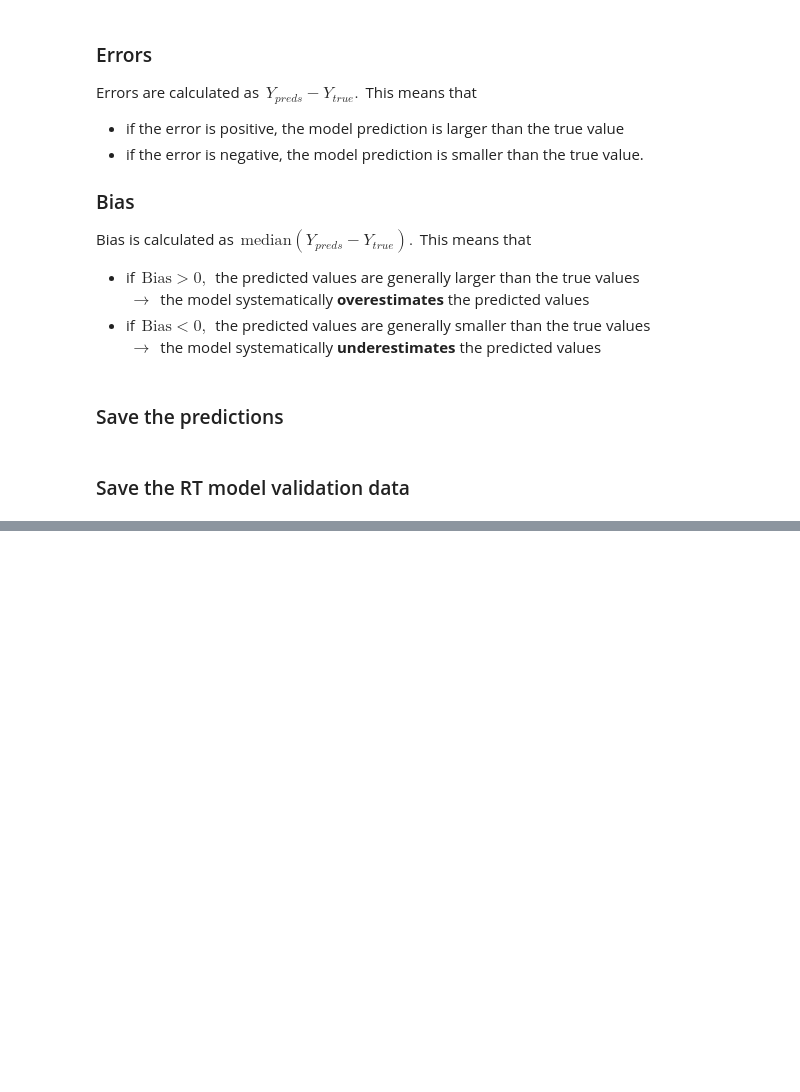
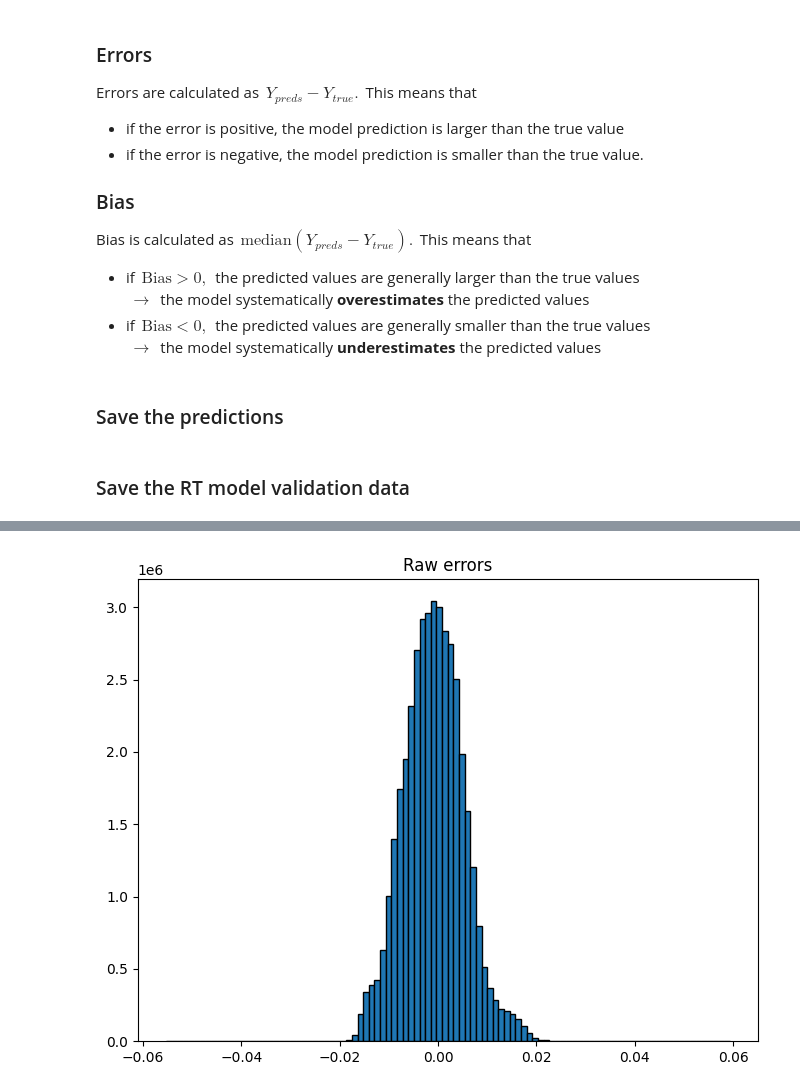
Before and after one commit to HerraKaava/RT_model_emulator, a Jupyter notebook: code-files/NN_model_tdir_up.ipynb, the cells around one changed output, grey strips where cells are left out. Cells and saved outputs as stored; diff of their text form; code cells hidden in the pictures; blank space fills up the shorter version.

```diff
--- a/code-files/NN_model_tdir_up.ipynb
+++ b/code-files/NN_model_tdir_up.ipynb
@@ -283,0 +291,4 @@ save_HDF5(Y=Y_val_tdir_up, save_loc=save_loc, file_name=file_name)
+# %%
+plot_errors_hist(test_preds, scaled_X_test, Y_test)
+# %% [output]
+[figure, added]
```
Also changed, not shown: parts of 20 cells of this notebook.
